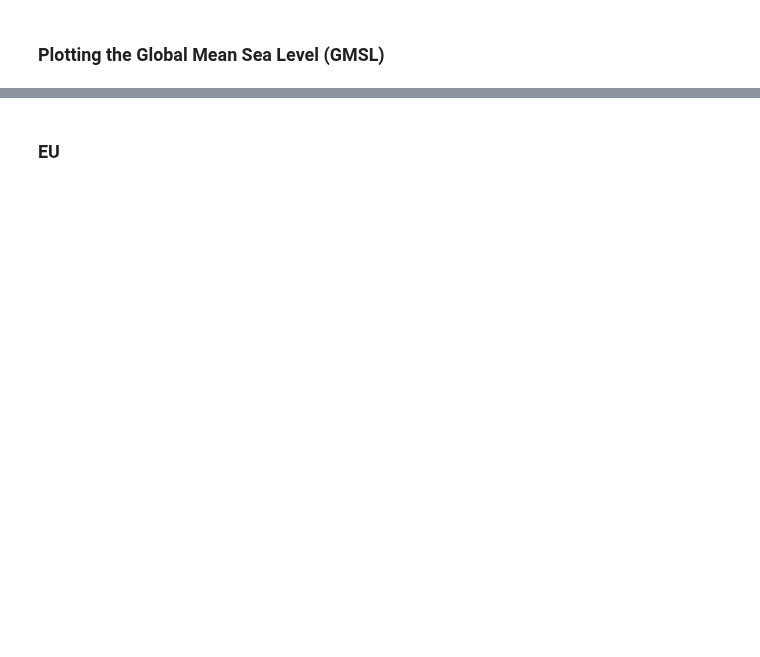
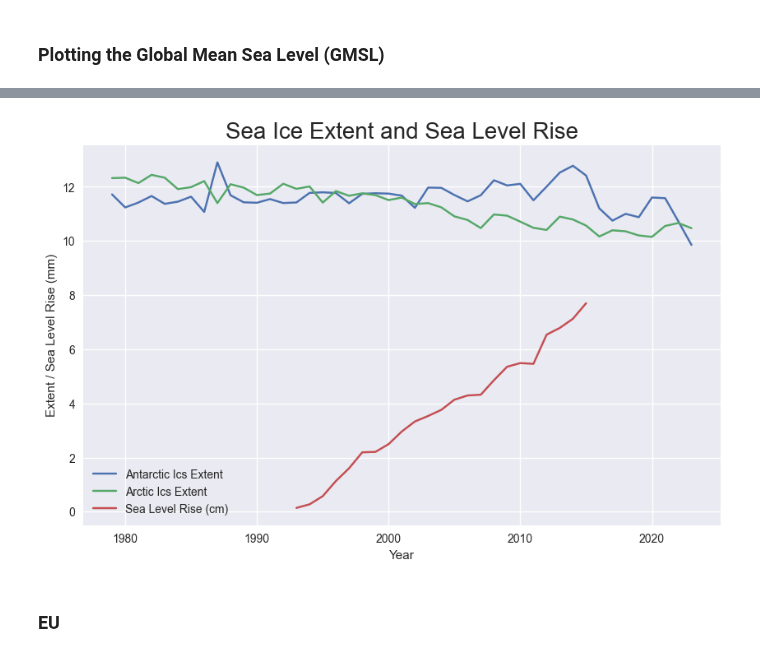
Before and after one commit to dilancroos/ice_extent, a Jupyter notebook: sea_ice.ipynb, the cells around one changed output, grey strips where cells are left out. Cells and saved outputs as stored; diff of their text form; code cells hidden in the pictures; blank space fills up the shorter version.

```diff
--- a/sea_ice.ipynb
+++ b/sea_ice.ipynb
@@ -388,17 +605,19 @@ plt.show()
 # %%
 # Plot the Arctic and Antarctic ice extent and the global mean sea level in one plot
 
 # plot the data
 plt.style.use('seaborn-v0_8')
 plt.figure(figsize=(10,6))
 plt.plot(s_seaice_grouped['Extent'], label='Antarctic Ics Extent')
 plt.plot(n_seaice_grouped['Extent'], label='Arctic Ics Extent')
-# plt.plot(sea_level_grouped['GMSL in cm'], label='Sea Level Rise (cm)')
+plt.plot(sea_level_grouped['GMSL in cm'], label='Sea Level Rise (cm)')
 plt.xlabel('Year')
 plt.ylabel('Extent / Sea Level Rise (mm)')
 plt.title('Sea Ice Extent and Sea Level Rise', fontsize=20)
 plt.legend()
 plt.show()
+# %% [output]
+[figure, added]
 # %% [markdown]
 ### EU
 # %%
```
Also changed, not shown: parts of 41 cells of this notebook.
